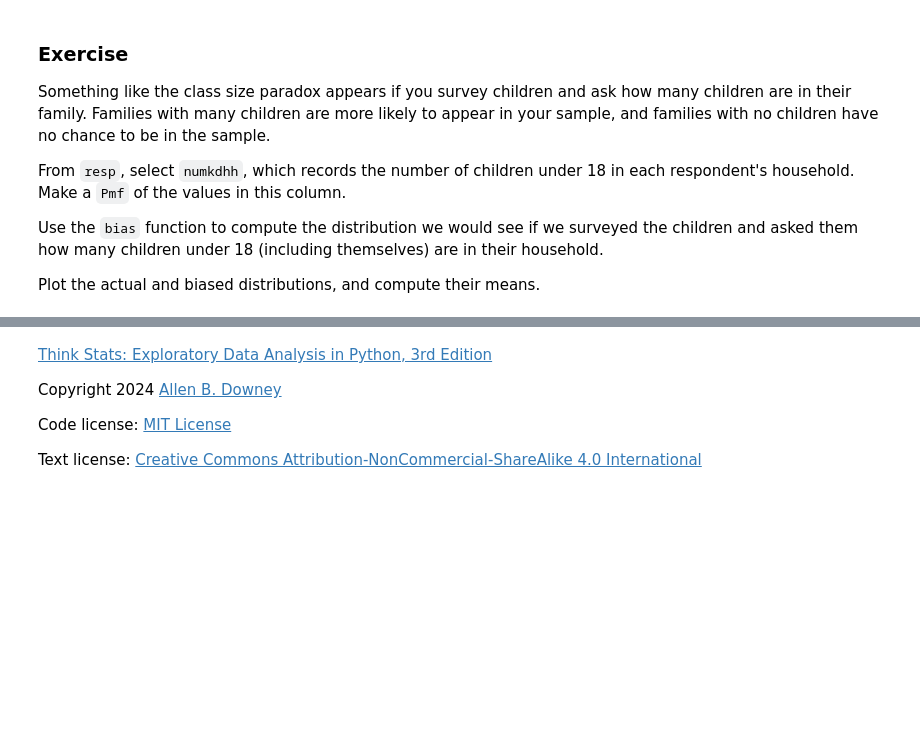
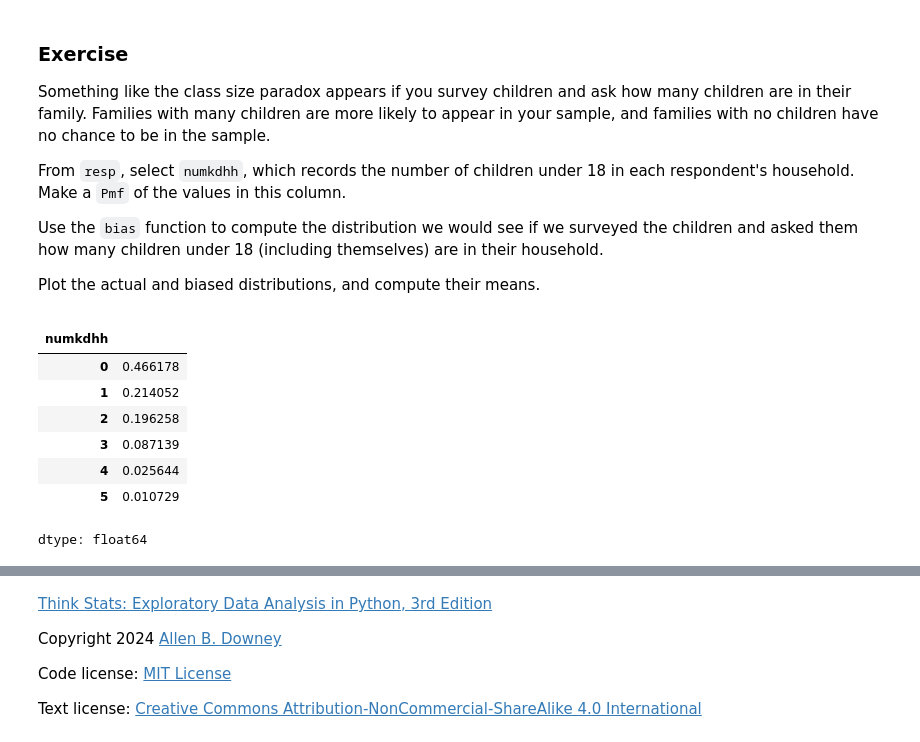
Before and after one commit to tomedds/think_stats_colab, a Jupyter notebook: nb/chap03.ipynb, the cells around one changed output, grey strips where cells are left out. Saved outputs shown, nothing was run; the diff lists cells and outputs as text; code cells hidden in the pictures; blank space fills up the shorter version.

```diff
--- a/nb/chap03.ipynb
+++ b/nb/chap03.ipynb
@@ -637,5 +637,17 @@ Use the `bias` function to compute the distribution we would see if we surveyed
 Plot the actual and biased distributions, and compute their means.
 # %%
 # Solution goes here
+numkdhh = Pmf.from_seq(resp["numkdhh"])
+numkdhh
+# %% [output]
+|  |  |
+| numkdhh |  |
+| 0 | 0.466178 |
+| 1 | 0.214052 |
+| 2 | 0.196258 |
+| 3 | 0.087139 |
+| 4 | 0.025644 |
+| 5 | 0.010729 |
+dtype: float64
 # %%
 # Solution goes here
```
Also changed, not shown: parts of 2 cells of this notebook.
